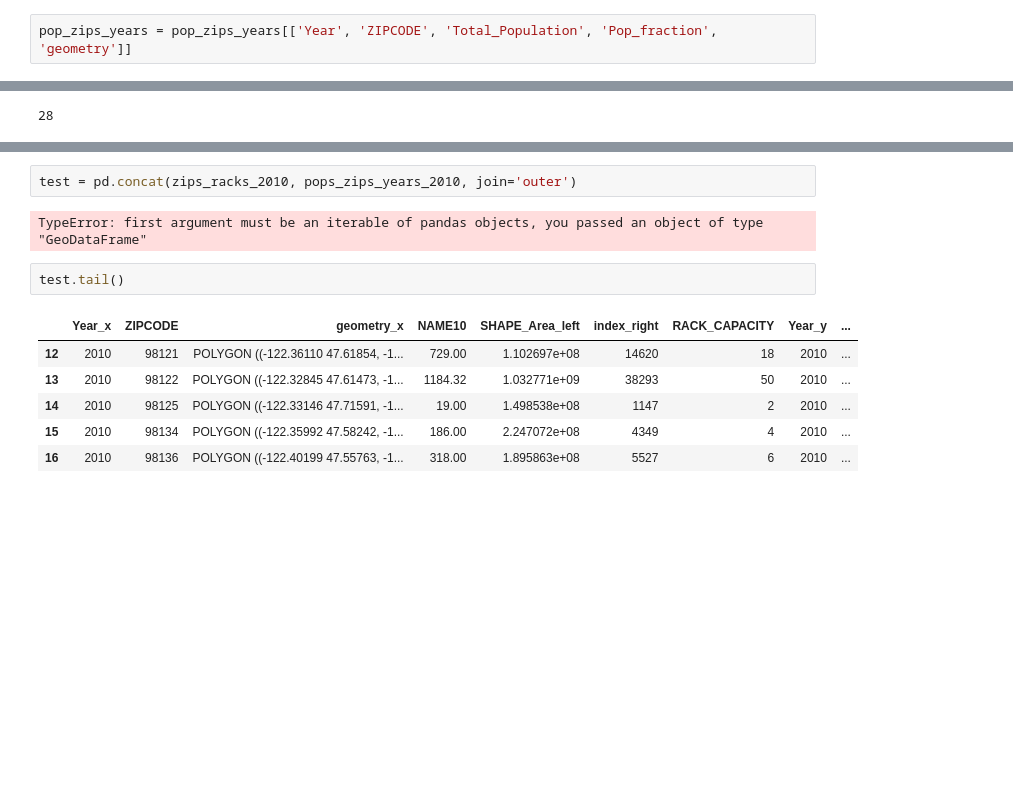
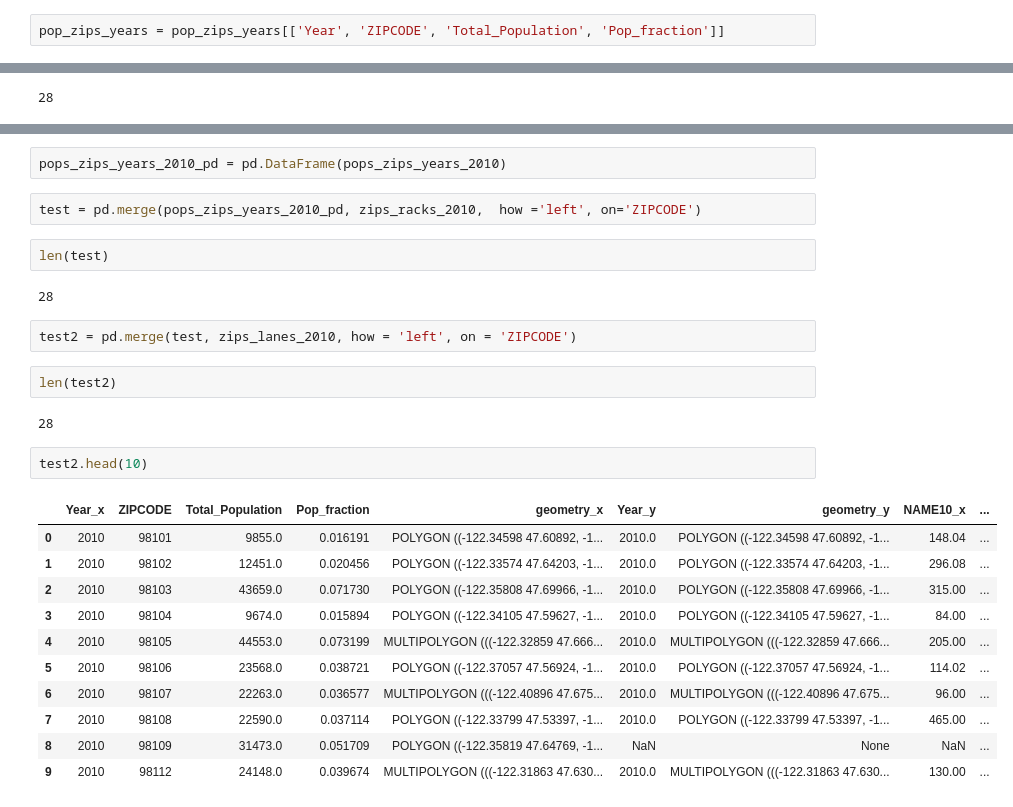
Before and after one commit to Greening-Seattle/Prediction, a Jupyter notebook: Data_Compiler.ipynb, the cells around one changed output, grey strips where cells are left out. Saved outputs shown, nothing was run; the diff lists cells and outputs as text; blank space fills up the shorter version.

Commit message:
compiled all data and analyzed across time and zipcode

```diff
--- a/Data_Compiler.ipynb
+++ b/Data_Compiler.ipynb
@@ -408,6 +470,6 @@ len(pop_zips_years)
 # %% [output]
 336
 # %%
-pop_zips_years = pop_zips_years[['Year', 'ZIPCODE', 'Total_Population', 'Pop_fraction', 'geometry']]
+pop_zips_years = pop_zips_years[['Year', 'ZIPCODE', 'Total_Population', 'Pop_fraction']]
 # %% [markdown]
 # Merging all features into one dataset for model
@@ -454,13 +641,28 @@ len(pops_zips_years_2010)
+# %%
+pops_zips_years_2010_pd = pd.DataFrame(pops_zips_years_2010)
 # %%
-test = pd.concat(zips_racks_2010, pops_zips_years_2010, join='outer')
+test = pd.merge(pops_zips_years_2010_pd, zips_racks_2010,  how ='left', on='ZIPCODE')
-# %% [output]
-TypeError: first argument must be an iterable of pandas objects, you passed an object of type "GeoDataFrame"
+# %%
+len(test)
+# %% [output]
+28
+# %%
+test2 = pd.merge(test, zips_lanes_2010, how = 'left', on = 'ZIPCODE')
+# %%
+len(test2)
+# %% [output]
+28
 # %%
-test.tail()
+test2.head(10)
 # %% [output]
-|  | Year_x | ZIPCODE | geometry_x | NAME10 | SHAPE_Area_left | index_right | RACK_CAPACITY | Year_y | ... |
-| 12 | 2010 | 98121 | POLYGON ((-122.36110 47.61854, -1... | 729.00 | 1.102697e+08 | 14620 | 18 | 2010 | ... |
-| 13 | 2010 | 98122 | POLYGON ((-122.32845 47.61473, -1... | 1184.32 | 1.032771e+09 | 38293 | 50 | 2010 | ... |
-| 14 | 2010 | 98125 | POLYGON ((-122.33146 47.71591, -1... | 19.00 | 1.498538e+08 | 1147 | 2 | 2010 | ... |
-| 15 | 2010 | 98134 | POLYGON ((-122.35992 47.58242, -1... | 186.00 | 2.247072e+08 | 4349 | 4 | 2010 | ... |
-| 16 | 2010 | 98136 | POLYGON ((-122.40199 47.55763, -1... | 318.00 | 1.895863e+08 | 5527 | 6 | 2010 | ... |
+|  | Year_x | ZIPCODE | Total_Population | Pop_fraction | geometry_x | Year_y | geometry_y | NAME10_x | ... |
+| 0 | 2010 | 98101 | 9855.0 | 0.016191 | POLYGON ((-122.34598 47.60892, -1... | 2010.0 | POLYGON ((-122.34598 47.60892, -1... | 148.04 | ... |
+| 1 | 2010 | 98102 | 12451.0 | 0.020456 | POLYGON ((-122.33574 47.64203, -1... | 2010.0 | POLYGON ((-122.33574 47.64203, -1... | 296.08 | ... |
+| 2 | 2010 | 98103 | 43659.0 | 0.071730 | POLYGON ((-122.35808 47.69966, -1... | 2010.0 | POLYGON ((-122.35808 47.69966, -1... | 315.00 | ... |
+| 3 | 2010 | 98104 | 9674.0 | 0.015894 | POLYGON ((-122.34105 47.59627, -1... | 2010.0 | POLYGON ((-122.34105 47.59627, -1... | 84.00 | ... |
+| 4 | 2010 | 98105 | 44553.0 | 0.073199 | MULTIPOLYGON (((-122.32859 47.666... | 2010.0 | MULTIPOLYGON (((-122.32859 47.666... | 205.00 | ... |
+| 5 | 2010 | 98106 | 23568.0 | 0.038721 | POLYGON ((-122.37057 47.56924, -1... | 2010.0 | POLYGON ((-122.37057 47.56924, -1... | 114.02 | ... |
+| 6 | 2010 | 98107 | 22263.0 | 0.036577 | MULTIPOLYGON (((-122.40896 47.675... | 2010.0 | MULTIPOLYGON (((-122.40896 47.675... | 96.00 | ... |
+| 7 | 2010 | 98108 | 22590.0 | 0.037114 | POLYGON ((-122.33799 47.53397, -1... | 2010.0 | POLYGON ((-122.33799 47.53397, -1... | 465.00 | ... |
+| 8 | 2010 | 98109 | 31473.0 | 0.051709 | POLYGON ((-122.35819 47.64769, -1... | NaN | None | NaN | ... |
+| 9 | 2010 | 98112 | 24148.0 | 0.039674 | MULTIPOLYGON (((-122.31863 47.630... | 2010.0 | MULTIPOLYGON (((-122.31863 47.630... | 130.00 | ... |
```
Also changed, not shown: parts of 45 cells of this notebook.
